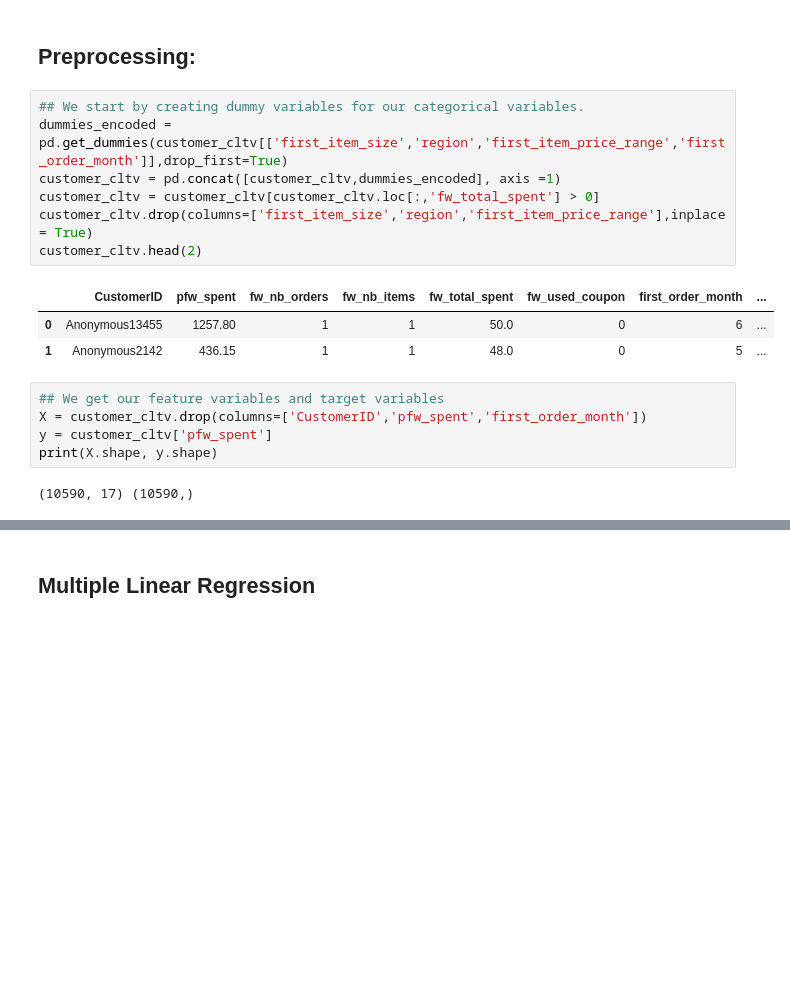
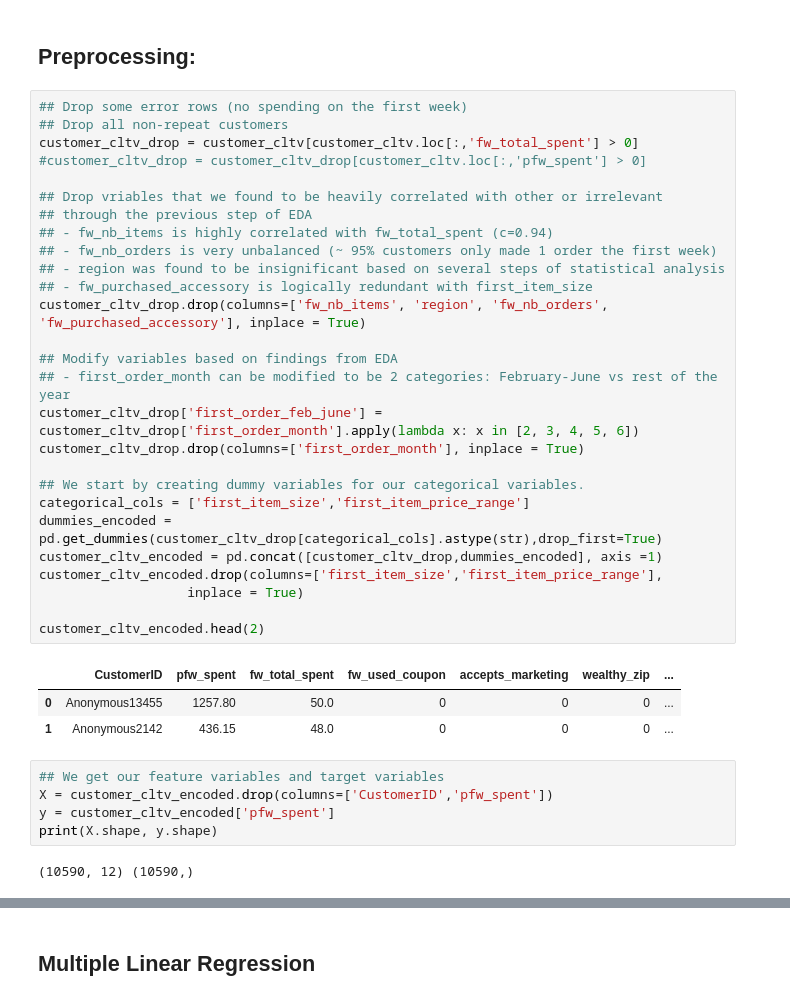
Before and after one commit to benjaminbellman/Shopify_CLTV_Machine_Learning, a Jupyter notebook: 4.Modelling/Modelling.ipynb, the cells around one changed output, grey strips where cells are left out. Saved outputs shown, nothing was run; the diff lists cells and outputs as text; blank space fills up the shorter version.

```diff
--- a/4.Modelling/Modelling.ipynb
+++ b/4.Modelling/Modelling.ipynb
@@ -31,21 +43,41 @@ customer_cltv.head()
 # %% [markdown]
 ## Preprocessing:
 # %%
+## Drop some error rows (no spending on the first week)
+## Drop all non-repeat customers
+customer_cltv_drop = customer_cltv[customer_cltv.loc[:,'fw_total_spent'] > 0]
+#customer_cltv_drop = customer_cltv_drop[customer_cltv.loc[:,'pfw_spent'] > 0]
+
+## Drop vriables that we found to be heavily correlated with other or irrelevant
+## through the previous step of EDA
+## - fw_nb_items is highly correlated with fw_total_spent (c=0.94)
+## - fw_nb_orders is very unbalanced (~ 95% customers only made 1 order the first week)
+## - region was found to be insignificant based on several steps of statistical analysis
+## - fw_purchased_accessory is logically redundant with first_item_size
+customer_cltv_drop.drop(columns=['fw_nb_items', 'region', 'fw_nb_orders', 'fw_purchased_accessory'], inplace = True)
+
+## Modify variables based on findings from EDA
+## - first_order_month can be modified to be 2 categories: February-June vs rest of the year
+customer_cltv_drop['first_order_feb_june'] = customer_cltv_drop['first_order_month'].apply(lambda x: x in [2, 3, 4, 5, 6])
+customer_cltv_drop.drop(columns=['first_order_month'], inplace = True)
+
 ## We start by creating dummy variables for our categorical variables.
-dummies_encoded = pd.get_dummies(customer_cltv[['first_item_size','region','first_item_price_range','first_order_month']],drop_first=True)
-customer_cltv = pd.concat([customer_cltv,dummies_encoded], axis =1)
-customer_cltv = customer_cltv[customer_cltv.loc[:,'fw_total_spent'] > 0]
-customer_cltv.drop(columns=['first_item_size','region','first_item_price_range'],inplace = True)
-customer_cltv.head(2)
+categorical_cols = ['first_item_size','first_item_price_range']
+dummies_encoded = pd.get_dummies(customer_cltv_drop[categorical_cols].astype(str),drop_first=True)
+customer_cltv_encoded = pd.concat([customer_cltv_drop,dummies_encoded], axis =1)
+customer_cltv_encoded.drop(columns=['first_item_size','first_item_price_range'],
+                   inplace = True)
+
+customer_cltv_encoded.head(2)
 # %% [output]
-|  | CustomerID | pfw_spent | fw_nb_orders | fw_nb_items | fw_total_spent | fw_used_coupon | first_order_month | ... |
-| 0 | Anonymous13455 | 1257.80 | 1 | 1 | 50.0 | 0 | 6 | ... |
-| 1 | Anonymous2142 | 436.15 | 1 | 1 | 48.0 | 0 | 5 | ... |
+|  | CustomerID | pfw_spent | fw_total_spent | fw_used_coupon | accepts_marketing | wealthy_zip | ... |
+| 0 | Anonymous13455 | 1257.80 | 50.0 | 0 | 0 | 0 | ... |
+| 1 | Anonymous2142 | 436.15 | 48.0 | 0 | 0 | 0 | ... |
 # %%
 ## We get our feature variables and target variables
-X = customer_cltv.drop(columns=['CustomerID','pfw_spent','first_order_month'])
-y = customer_cltv['pfw_spent']
+X = customer_cltv_encoded.drop(columns=['CustomerID','pfw_spent'])
+y = customer_cltv_encoded['pfw_spent']
 print(X.shape, y.shape)
 # %% [output]
-(10590, 17) (10590,)
+(10590, 12) (10590,)
 # %%
```
Also changed, not shown: parts of 22 cells of this notebook, 1 other file.
